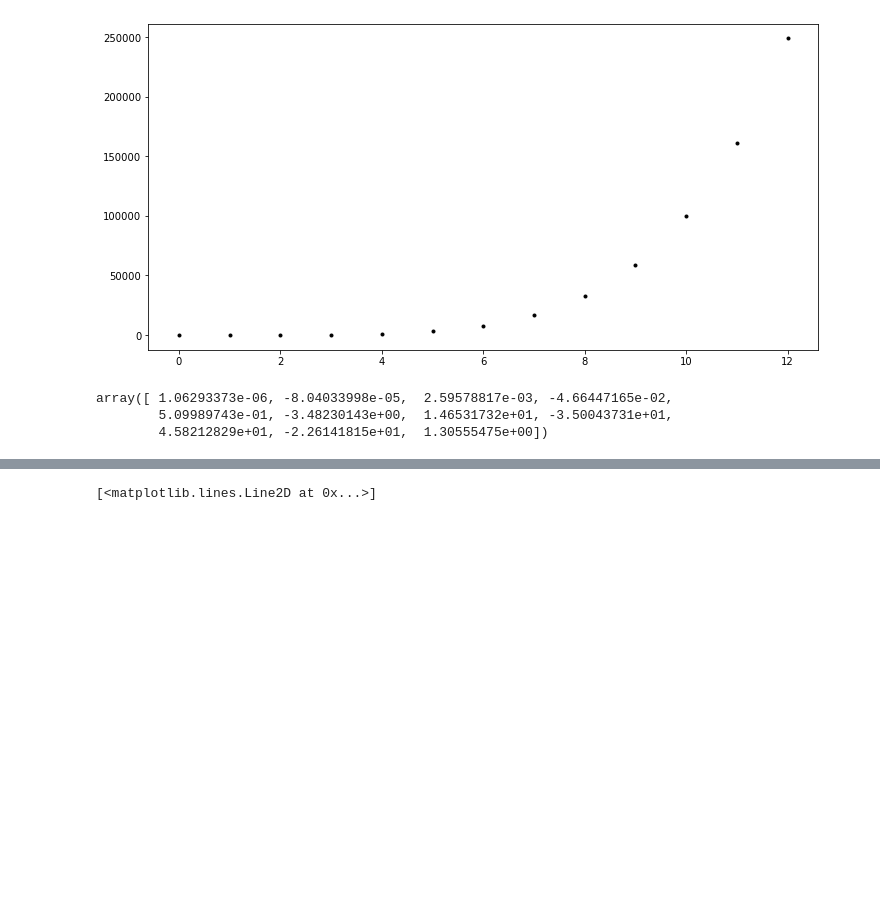
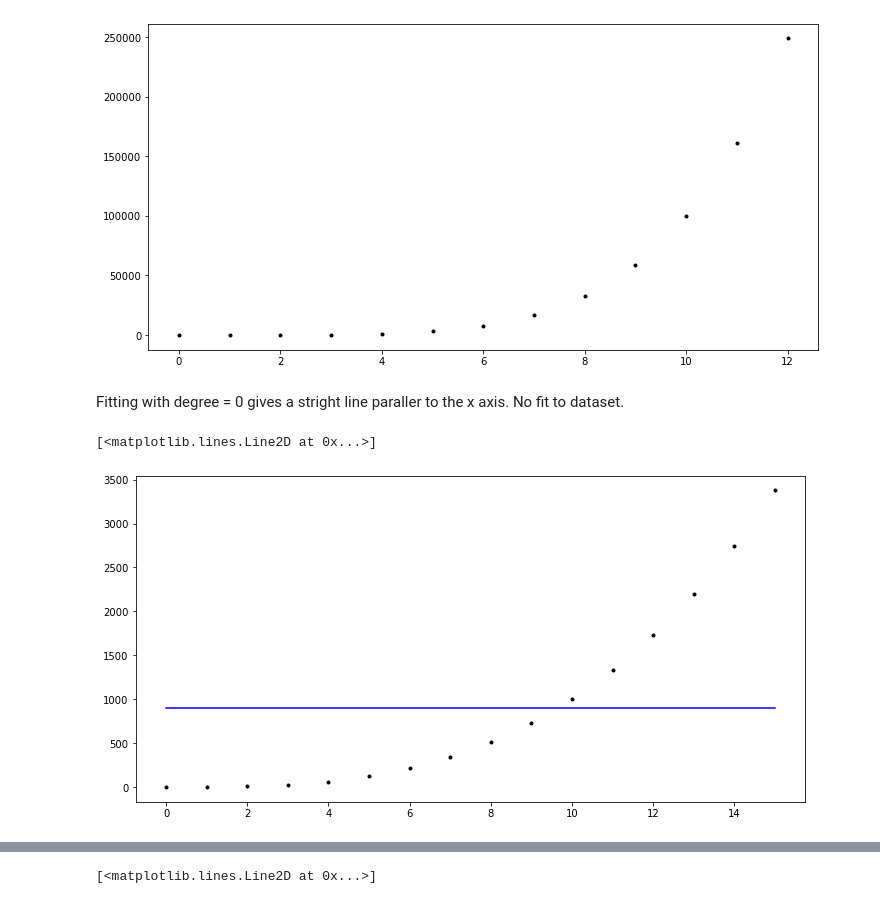
Before and after one commit to DracoNibilis/Machine-Learning-and-Statistic, a Jupyter notebook: practicals/03-statistics-exercise.ipynb, the cells around one changed output, grey strips where cells are left out. Cells and saved outputs as stored; diff of their text form; code cells hidden in the pictures; blank space fills up the shorter version.

```diff
--- a/practicals/03-statistics-exercise.ipynb
+++ b/practicals/03-statistics-exercise.ipynb
@@ -34,10 +34,18 @@ ax.plot(x2,y2, 'k.')
 [figure]
 # %%
 # Polyfit
-degree = 10
+degree = 100
 params1 = np.polyfit(x1,y1,degree)
 #params1
-# %% [output]
-array([ 1.06293373e-06, -8.04033998e-05,  2.59578817e-03, -4.66447165e-02,
-        5.09989743e-01, -3.48230143e+00,  1.46531732e+01, -3.50043731e+01,
-        4.58212829e+01, -2.26141815e+01,  1.30555475e+00])
+# %% [markdown]
+Fitting with degree = 0 gives a stright line paraller to the x axis. No fit to dataset.
+# %%
+# Polyfit with degree 0 for DS 1.
+degree = 0
+params1 = np.polyfit(x1,y1,degree)
+fig, ax = plt.subplots(figsize=(12,6))
+ax.plot(x1,y1, 'k.')
+ax.plot(x1, np.polyval(params1, x1), 'b-')
+# %% [output]
+[<matplotlib.lines.Line2D at 0x...>]
+[figure, added]
```
Also changed, not shown: parts of 7 cells of this notebook.
